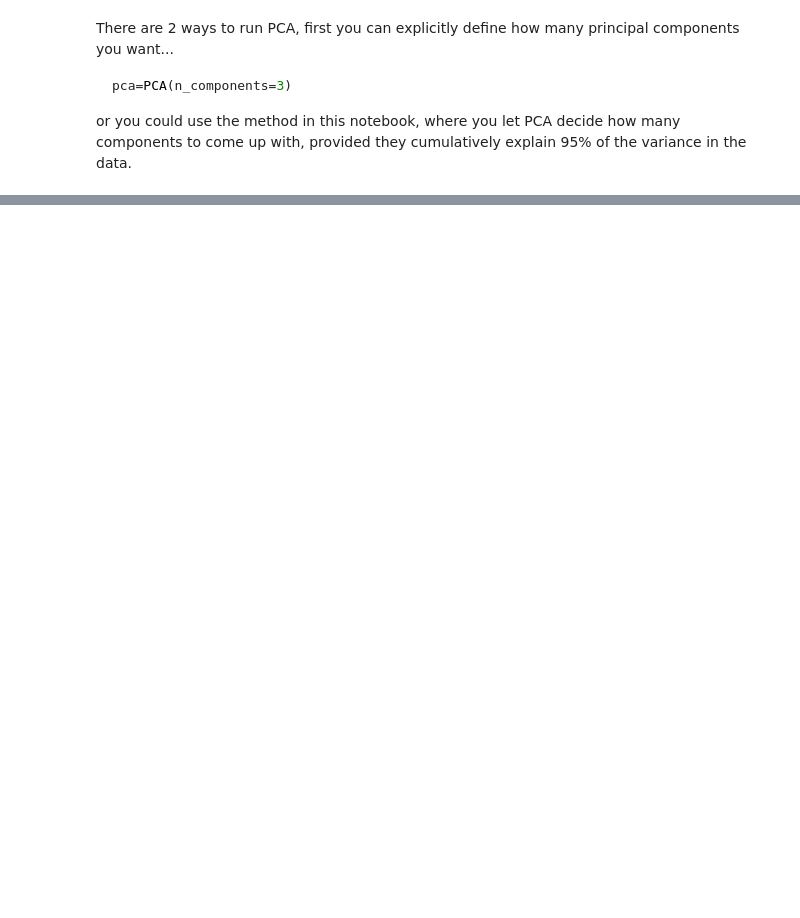
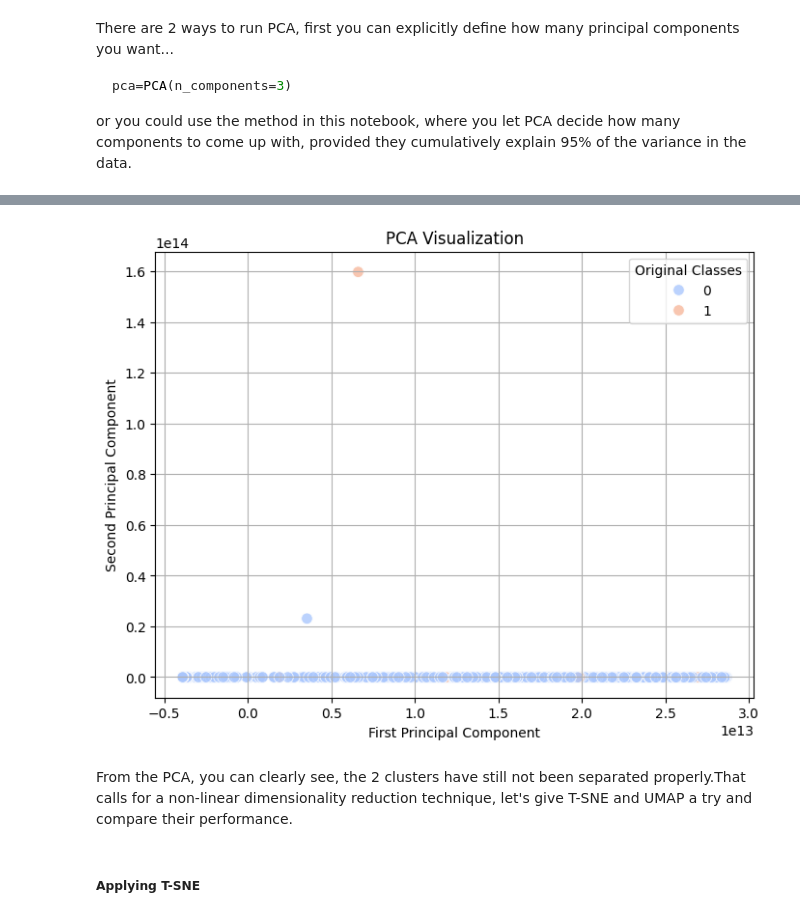
Before and after one commit to WamzMwangi/Advanced_Machine_Learning, a Jupyter notebook: dimensionality_reduction.ipynb, the cells around one changed output, grey strips where cells are left out. Drawn from its saved outputs; the diff is of its cells as text; code cells hidden in the pictures; blank space fills up the shorter version.

```diff
--- a/dimensionality_reduction.ipynb
+++ b/dimensionality_reduction.ipynb
@@ -113,0 +126,33 @@ plt.show()
+# %%
+pca_df = pd.DataFrame(
+    data=X_pca,
+    columns=['PC1', 'PC2']
+)
+pca_df['Target'] = y
+# %%
+plt.figure(figsize=(8,6))
+
+sns.scatterplot(
+    x='PC1',
+    y='PC2',
+    data=pca_df,
+    hue='Target',
+    palette='coolwarm',
+    s=70,
+    alpha=0.8
+)
+
+
+plt.title("PCA Visualization")
+plt.xlabel("First Principal Component")
+plt.ylabel("Second Principal Component")
+plt.legend(title='Original Classes')
+plt.grid(True)
+
+plt.show()
+# %% [output]
+[figure, added]
+# %% [markdown]
+From the PCA, you can clearly see, the 2 clusters have still not been separated properly.That calls for a non-linear dimensionality reduction technique, let's give T-SNE and UMAP a try and compare their performance.
+# %% [markdown]
+##### Applying T-SNE
```
Also changed, not shown: parts of 14 cells of this notebook.
